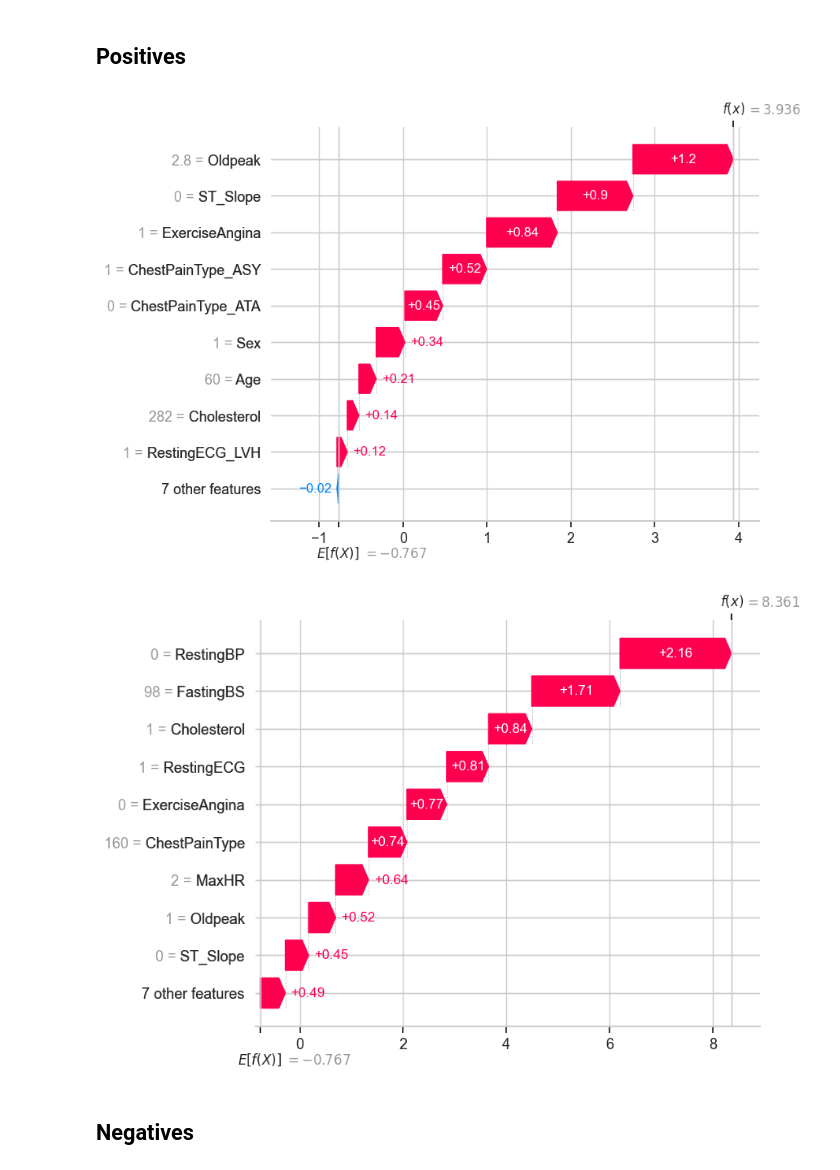
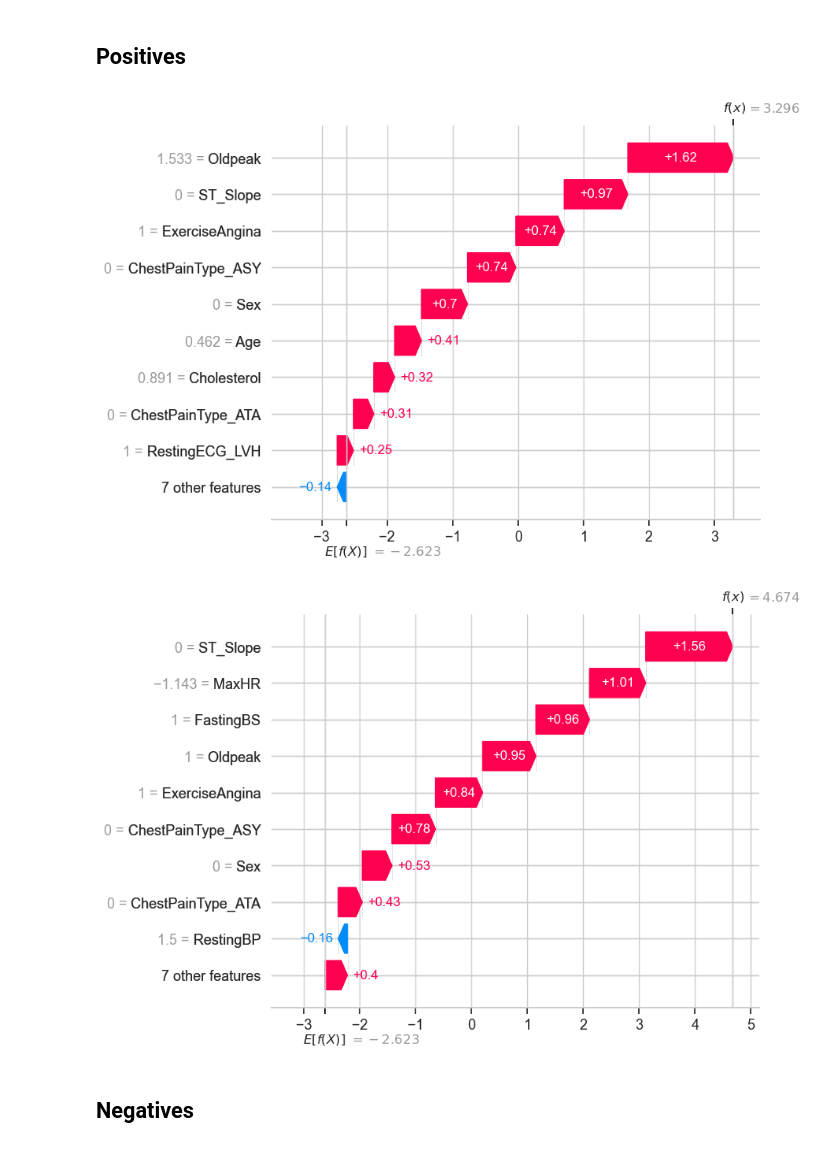
Before and after one commit to AKButani/ML4H_Project2, a Jupyter notebook: heart_failure/part1_combined.ipynb, the cells around one changed output. Drawn from its saved outputs; the diff is of its cells as text; code cells hidden in the pictures.

```diff
--- a/heart_failure/part1_combined.ipynb
+++ b/heart_failure/part1_combined.ipynb
@@ -32,27 +36,23 @@ torch.cuda.manual_seed(42)
 # %%
 def remove_label(df):
-    # Extract the 'HeartDisease' column as the labels
+    "Removes the labels (HeartDisease) from a dataframe"
     labels = df['HeartDisease'].copy()
 
-    # Remove the 'HeartDisease' column from the dataframe
     df_without_heart_disease = df.drop(columns=['HeartDisease'])
 
-    # Return the modified DataFrame and the labels
     return df_without_heart_disease, labels
 
 def process_cat_vars(df):
     """
-    Function to preprocess the data, including encoding categorical variables and
-    applying one-hot encoding to certain columns. This function is designed to be applied
-    to both the training and test sets.
+    Preprocess the data, including encoding categorical variables and
+    applying one-hot encoding to certain columns.
 
     Parameters:
-    df (DataFrame): The input dataframe containing the features and the target label.
+    df (DataFrame): input dataframe
 
     Returns:
-    DataFrame: The preprocessed dataframe
+    DataFrame: preprocessed dataframe
     """
-    # Encode categorical variables
     # Male is 1, female is 0 for 'Sex'
     df['Sex'] = df['Sex'].map({'M': 1, 'F': 0})
 
@@ -526,24 +471,24 @@ class MLP(torch.nn.Module):
         super(MLP, self).__init__()
         self.fc1 = torch.nn.Linear(input_size, hidden_size)
         self.relu1 = torch.nn.ReLU()
-        #self.relu2 = torch.nn.ReLU()
-        #self.fc2 = torch.nn.Linear(hidden_size, hidden_size)
-        self.fc3 = torch.nn.Linear(hidden_size, output_size)
+        self.relu2 = torch.nn.ReLU()
+        self.fc4 = torch.nn.Linear(hidden_size, hidden_size*2)
+        self.fc3 = torch.nn.Linear(hidden_size*2, output_size)
 
     def forward(self, x):
         x = self.fc1(x)
         x = self.relu1(x)
-        #x = self.fc2(x)
-        #x = self.relu2(x)
+        x = self.fc4(x)
+        x = self.relu2(x)
         x = self.fc3(x)
         return x
 
-model = MLP(input_size=df_train_nlp.shape[1], hidden_size=64, output_size=1).to(device)
+model = MLP(input_size=16, hidden_size=64, output_size=1).to(device)
 # %%
 batch_size = 32
 learning_rate = 0.001
-num_epochs = 100
-train_dataset = torch.utils.data.TensorDataset(X_train, y_train)
+num_epochs = 75
+train_dataset = torch.utils.data.TensorDataset(X_train_scaled, Y_train)
 train_loader  = DataLoader(train_dataset,
                            batch_size=batch_size,
                            shuffle=True)
@@ -551,7 +496,7 @@ train_loader  = DataLoader(train_dataset,
 optimizer = torch.optim.Adam(model.parameters(), lr=learning_rate)
 criterion  = torch.nn.BCEWithLogitsLoss()
 
-#scheduler = torch.optim.lr_scheduler.StepLR(optimizer, step_size=20, gamma=0.1)
+scheduler = torch.optim.lr_scheduler.StepLR(optimizer, step_size=20, gamma=0.1)
 
 loss_history = []
 
@@ -563,6 +508,7 @@ for epoch in tqdm(range(1, num_epochs + 1), desc="Epochs", unit="epoch"):
 
         optimizer.zero_grad()
         logits = model(X_batch)
+        y_batch = y_batch.float().unsqueeze(1)
         loss   = criterion(logits, y_batch)
         loss.backward()
         optimizer.step()
@@ -573,7 +519,7 @@ for epoch in tqdm(range(1, num_epochs + 1), desc="Epochs", unit="epoch"):
     epoch_loss = running_loss / len(train_loader.dataset)
     loss_history.append(epoch_loss)
 
-    #scheduler.step()
+    scheduler.step()
 
 plt.figure(figsize=(6, 4))
 plt.plot(loss_history, label="Train loss")
@@ -633,14 +581,14 @@ Test accuracy   : 0.8152
 # %%
 model.eval()
 
-background = X_train[:100]
+background = X_train_scaled[:100]
 explainer = shap.DeepExplainer(model, background)
-data = X_test
+data = X_test_scaled
 shap_vals = explainer.shap_values(data).squeeze()
 shap.summary_plot(
     shap_vals,
     data.cpu().numpy(),
-    feature_names=df_train_nlp.columns,
+    feature_names=X_test.columns,
     plot_type="dot",
     show=True,
 );
@@ -666,27 +617,27 @@ shap.plots.waterfall(
             values       = sample_shap,
             base_values  = explainer.expected_value,
             data         = sample_data.cpu().numpy(),
-            feature_names= df_train_nlp.columns.tolist()
+            feature_names= X_test.columns.tolist()
         ),
         max_display=10, show=True
     )
 # %% [output]
-[figure, old version]
+[figure, new version]
 # %%
 i = 1
 sample_data  = data[i]
 sample_shap  = shap_vals[i]
 shap.plots.waterfall(
         shap.Explanation(
             values       = sample_shap,
             base_values  = explainer.expected_value,
             data         = sample_data.cpu().numpy(),
-            feature_names= df_train.columns.tolist()
+            feature_names= X_train.columns.tolist()
         ),
         max_display=10, show=True
     )
 # %% [output]
-[figure, old version]
+[figure, new version]
 # %% [markdown]
 ## Negatives
 # %%
```
Also changed, not shown: parts of 28 cells of this notebook.
